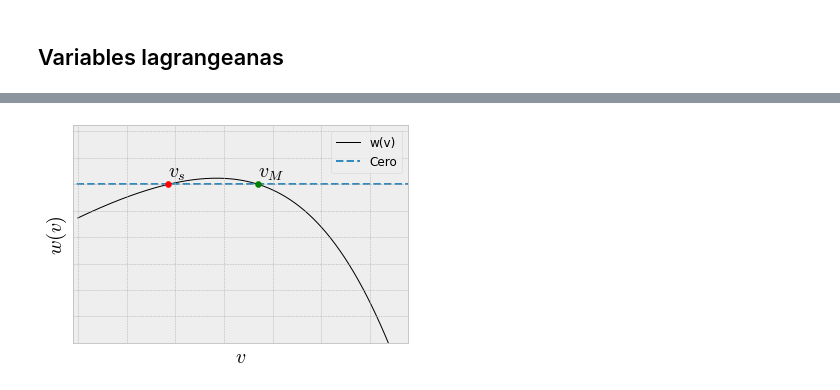
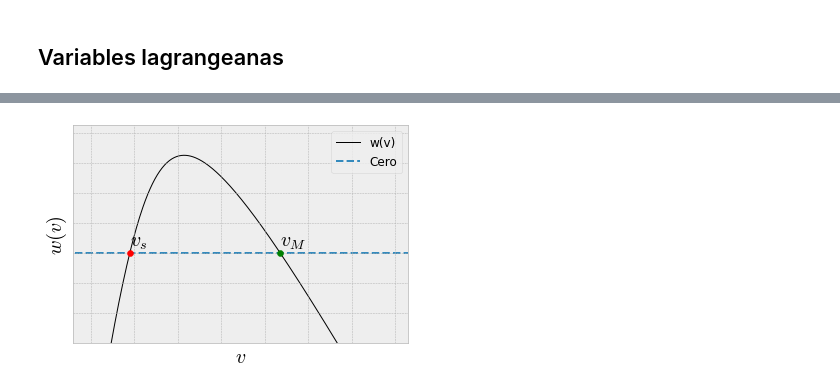
Before and after one commit to ElTapia/Jamiton, a Jupyter notebook: Second_order_traffic_model/Estudio_jamiton.ipynb, the cells around one changed output, grey strips where cells are left out. Saved outputs shown, nothing was run; the diff lists cells and outputs as text; code cells hidden in the pictures.

```diff
--- a/Second_order_traffic_model/Estudio_jamiton.ipynb
+++ b/Second_order_traffic_model/Estudio_jamiton.ipynb
@@ -439,7 +453,7 @@ plt.plot(x_final, rho_final)
 ## Variables lagrangeanas
 # %%
 # Elección valores sónicos
-rho_s = 0.64 * rho_max #0.37 * rho_max
+rho_s = 0.385 * rho_max #0.37 * rho_max
 v_s = 1/rho_s # Se necesita rho_s normalizado
 
 m_bar = -h_bar_prime(v_s)
@@ -468,48 +524,52 @@ def h_bar_prime(v):
 def U_bar(v):
     return U(1/v)
 
-def w(v):
-    output = U_bar(v) - (m_bar * v + s_bar)
+def w_v(v, m, s):
+    output = U_bar(v) - (m * v + s)
     return output
 
-def r(v):
-    output = m_bar * h_bar(v) + m_bar**2 * v
+def r(v, m):
+    output = m * h_bar(v) + m**2 * v
     return output
 
-def r_prime(v):
-    output = m_bar * h_bar_prime(v) + m_bar**2
+def r_prime(v, m):
+    output = m * h_bar_prime(v) + m**2
     return output
 
-def ode_jam_v(chi, v):
-    output = w(v)/(r_prime(v) * v * tau)
+def ode_jam_v(x, v, tau, m, s):
+    output = w_v(v, m, s)/(r_prime(v, m) * v * tau)
     return output
+
+def ode_jam_v_eta(eta, v, m, s):
+    output = w_v(v, m, s)/(r_prime(v, m) * v)
+    return output
 # %%
 v_f = 100
 texts = []
 v_to_plot = np.linspace(8, v_f, 1000)#15, 50, 1000)#
-plt.plot(v_to_plot, w(v_to_plot), label="w(v)", zorder=0, color="black", lw=1)
+plt.plot(v_to_plot, w_v(v_to_plot, m_bar, s_bar), label="w(v)", zorder=0, color="black", lw=1)
 #plt.xlim(20, 37.5)
 #plt.ylim(-1, 0.5)
 
 plt.hlines(0, 1, v_f, ls="--", label="Cero", zorder=1)
-plt.scatter(v_s, w(v_s), color="red", zorder=2)
-texts += [plt.annotate(r"$v_s$", (v_s, w(v_s)), fontsize=20)]
+plt.scatter(v_s, w_v(v_s, m_bar, s_bar), color="red", zorder=2)
+texts += [plt.annotate(r"$v_s$", (v_s, w_v(v_s, m_bar, s_bar)), fontsize=20)]
 
 # jamiton maximal
-v_M = newton(w, 40)
-plt.scatter(v_M, w(v_M), color="green", zorder=2)
-texts += [plt.annotate(r"$v_M$", (v_M, w(v_M)), fontsize=20)]
+v_M = newton(lambda v: w_v(v, m_bar, s_bar), 40)
+plt.scatter(v_M, w_v(v_M, m_bar, s_bar), color="green", zorder=2)
+texts += [plt.annotate(r"$v_M$", (v_M, w_v(v_M, m_bar, s_bar)), fontsize=20)]
 
 plt.xlabel(r"$v$", fontsize=20)
 plt.ylabel(r"$w(v)$", fontsize=20)
 plt.legend(fontsize=12)
 
 plt.xlim(v_s/1.5, 1.4*v_M)
-plt.ylim(w(v_s)-1.5, np.max(w(v_to_plot))+0.5)
+plt.ylim(w_v(v_s, m_bar, s_bar)-1.5, np.max(w_v(v_to_plot, m_bar, s_bar))+0.5)
 adjust_text(texts, only_move={'points':'y', 'texts':'y'})
 plt.tick_params(left = False , labelleft = False,
                 labelbottom = False, bottom = False)
 #plt.savefig("Jamitones/w_rho_{}.png".format(rho_s/rho_max))
 plt.show()
 # %% [output]
-[figure, old version]
+[figure, new version]
```
Also changed, not shown: parts of 22 cells of this notebook, 10 other files.
